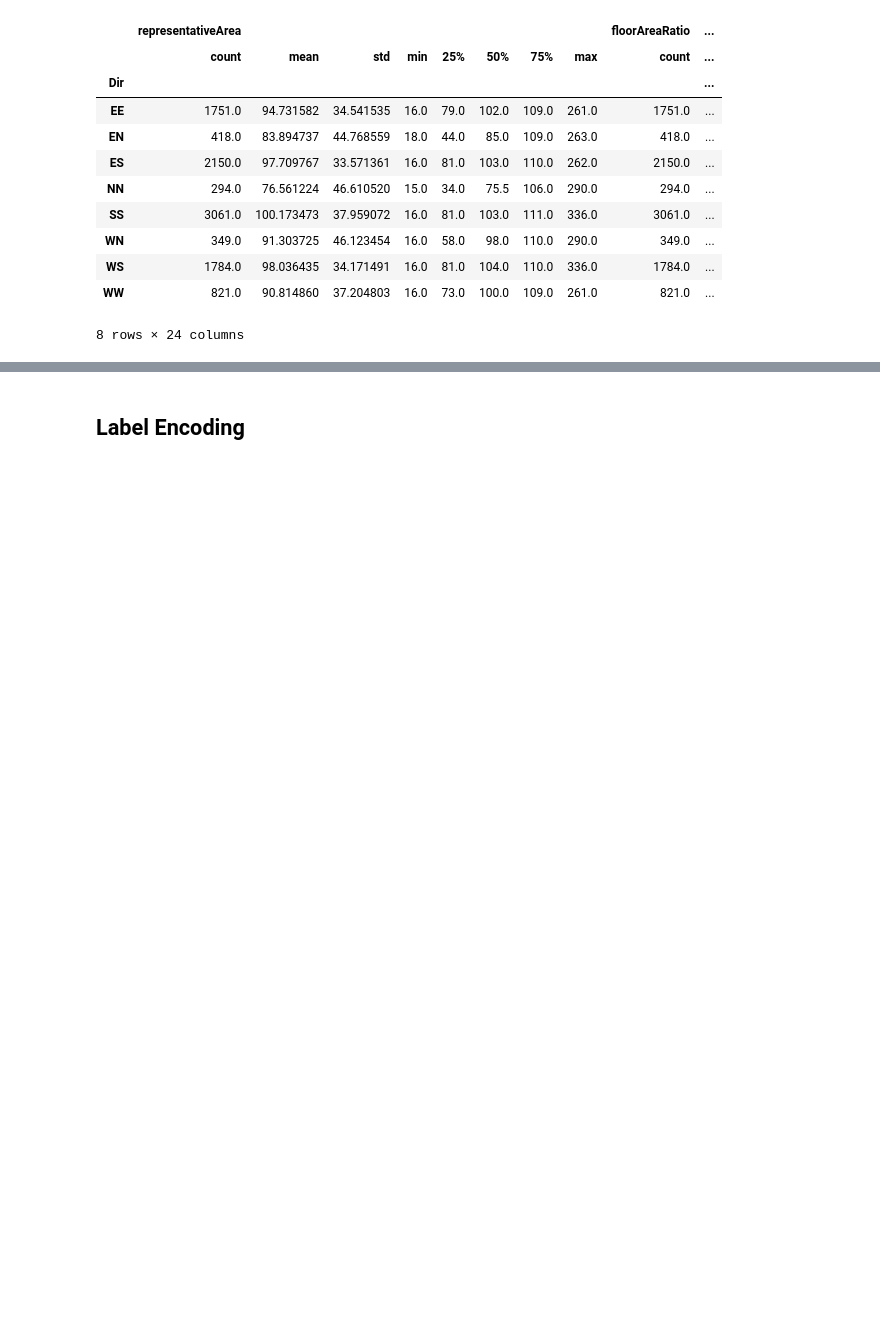
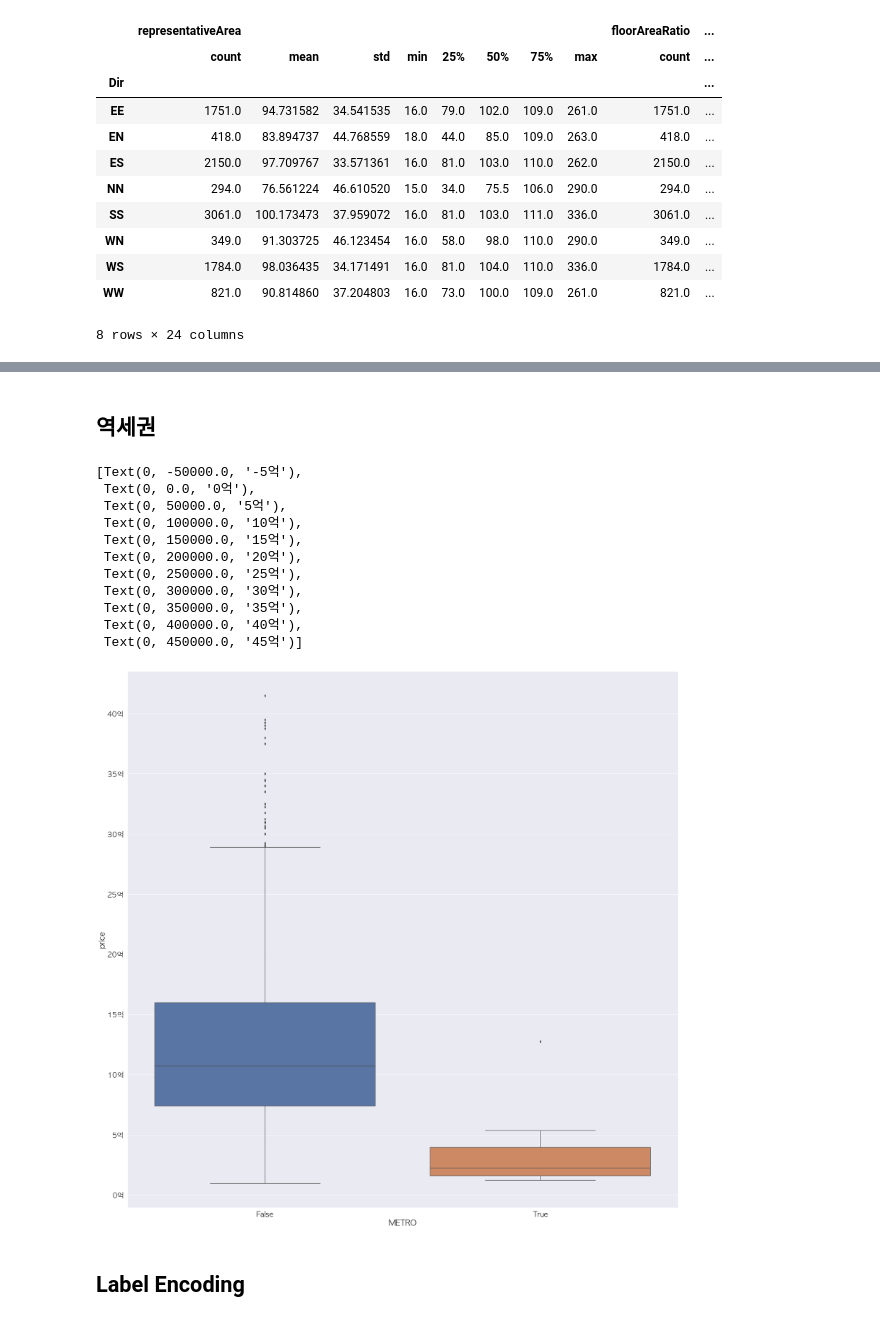
Before and after one commit to ByungJin-Lee/NaverRealEstateHavester, a Jupyter notebook: Preprocessing.ipynb, the cells around one changed output, grey strips where cells are left out. Cells and saved outputs as stored; diff of their text form; code cells hidden in the pictures; blank space fills up the shorter version.

```diff
--- a/Preprocessing.ipynb
+++ b/Preprocessing.ipynb
@@ -198,3 +228,24 @@ ax.set_yticklabels(ylabels)
+# %% [markdown]
+## 역세권
+# %%
+sns.set(font_scale = 2)
+plt.rcParams['font.family'] = 'AppleGothic'
+ax = sns.boxplot(x='METRO', y = label, data=pre_df.sample(1000))
+ylabels = ['{:.0f}'.format(x) + '억' for x in ax.get_yticks() / 10000]
+ax.set_yticklabels(ylabels)
+# %% [output]
+[Text(0, -50000.0, '-5억'),
+ Text(0, 0.0, '0억'),
+ Text(0, 50000.0, '5억'),
+ Text(0, 100000.0, '10억'),
+ Text(0, 150000.0, '15억'),
+ Text(0, 200000.0, '20억'),
+ Text(0, 250000.0, '25억'),
+ Text(0, 300000.0, '30억'),
+ Text(0, 350000.0, '35억'),
+ Text(0, 400000.0, '40억'),
+ Text(0, 450000.0, '45억')]
+[figure, added]
 # %% [markdown]
 ## Label Encoding
 # %%
```
Also changed, not shown: parts of 6 cells of this notebook, 2 other files.
